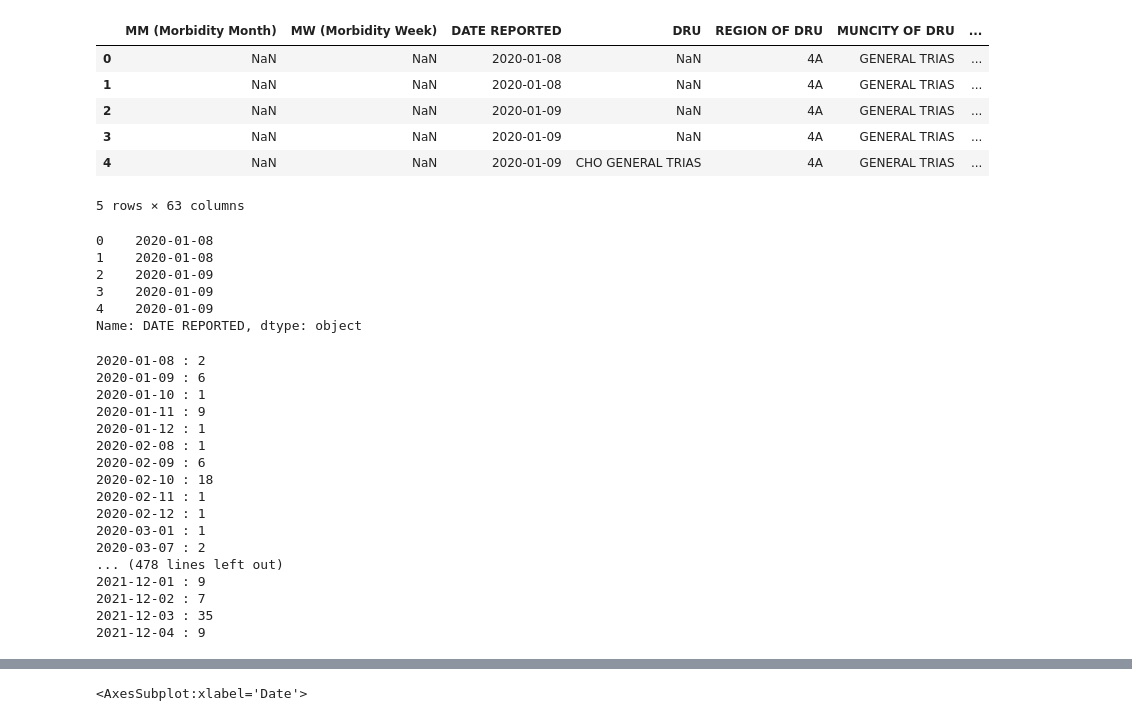
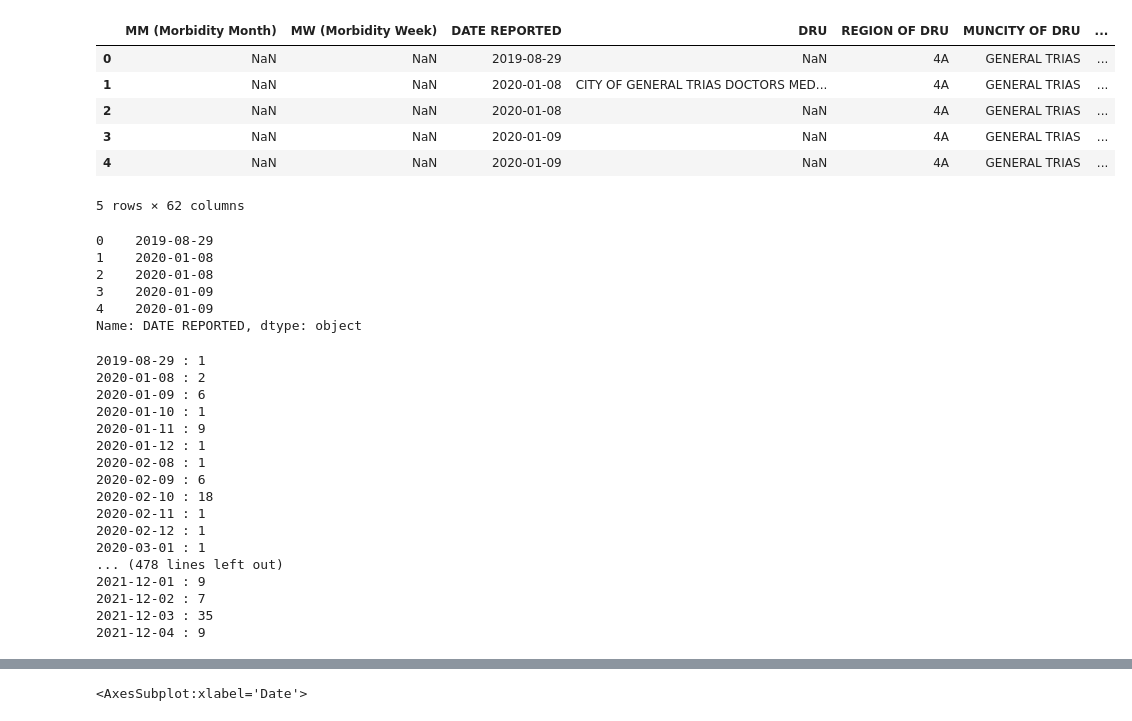
Before and after one commit to DabideBoi/ML-Covid-Prediction-General-Trias, a Jupyter notebook: ML 35 Epoch RMSprop copy.ipynb, the cells around one changed output, grey strips where cells are left out. Saved outputs shown, nothing was run; the diff lists cells and outputs as text; code cells hidden in the pictures.

```diff
--- a/ML 35 Epoch RMSprop copy.ipynb
+++ b/ML 35 Epoch RMSprop copy.ipynb
@@ -3,23 +3,23 @@ import pandas as pd
 import numpy as np
 import matplotlib.pyplot as plt
 # %%
-workbook = pd.read_csv('COVID-19-DATABASE.xlsx-CONFIRMED.csv')
+workbook = pd.read_csv('COVID-19-DATABASE-1.xlsx-Copy-of-CONFIRMED.csv')
 workbook.head()
 # %% [output]
 |  | MM (Morbidity Month) | MW (Morbidity Week) | DATE REPORTED | DRU | REGION OF DRU | MUNCITY OF DRU | ... |
-| 0 | NaN | NaN | 2020-01-08 | NaN | 4A | GENERAL TRIAS | ... |
-| 1 | NaN | NaN | 2020-01-08 | NaN | 4A | GENERAL TRIAS | ... |
-| 2 | NaN | NaN | 2020-01-09 | NaN | 4A | GENERAL TRIAS | ... |
+| 0 | NaN | NaN | 2019-08-29 | NaN | 4A | GENERAL TRIAS | ... |
+| 1 | NaN | NaN | 2020-01-08 | CITY OF GENERAL TRIAS DOCTORS MED... | 4A | GENERAL TRIAS | ... |
+| 2 | NaN | NaN | 2020-01-08 | NaN | 4A | GENERAL TRIAS | ... |
 | 3 | NaN | NaN | 2020-01-09 | NaN | 4A | GENERAL TRIAS | ... |
-| 4 | NaN | NaN | 2020-01-09 | CHO GENERAL TRIAS | 4A | GENERAL TRIAS | ... |
+| 4 | NaN | NaN | 2020-01-09 | NaN | 4A | GENERAL TRIAS | ... |
-5 rows × 63 columns
+5 rows × 62 columns
 # %%
 boink = workbook['DATE REPORTED']
 boink.head()
 # %% [output]
-0    2020-01-08
+0    2019-08-29
 1    2020-01-08
-2    2020-01-09
+2    2020-01-08
 3    2020-01-09
 4    2020-01-09
 Name: DATE REPORTED, dtype: object
@@ -38,6 +38,7 @@ for key, value in freq.items():
         xpoints.append(key)
         ypoints.append(int(value))
 # %% [output]
+2019-08-29 : 1
 2020-01-08 : 2
 2020-01-09 : 6
 2020-01-10 : 1
@@ -49,7 +50,6 @@ for key, value in freq.items():
 2020-02-11 : 1
 2020-02-12 : 1
 2020-03-01 : 1
-2020-03-07 : 2
 ... (478 lines left out)
 2021-12-01 : 9
 2021-12-02 : 7
```
Also changed, not shown: parts of 10 cells of this notebook.
